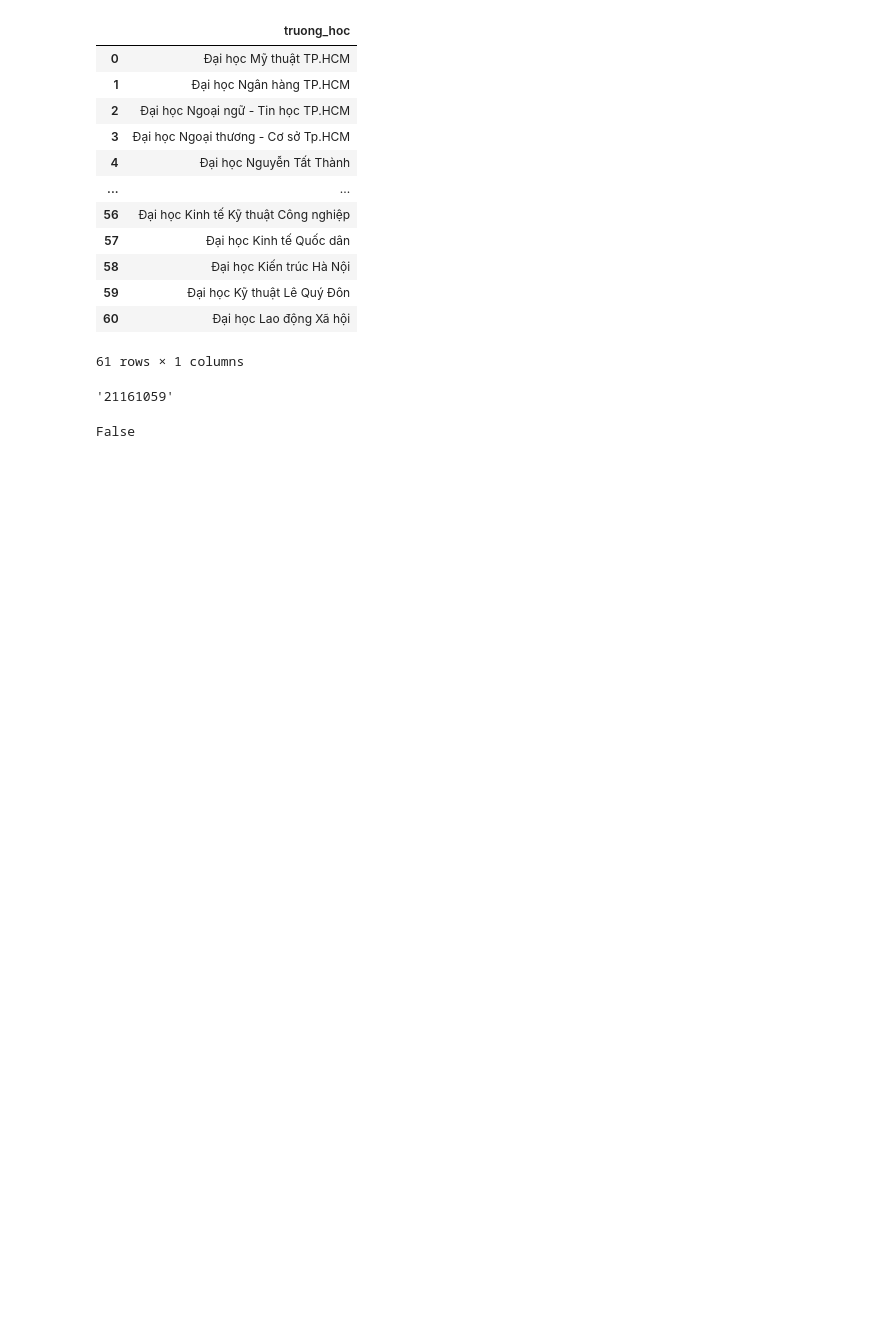
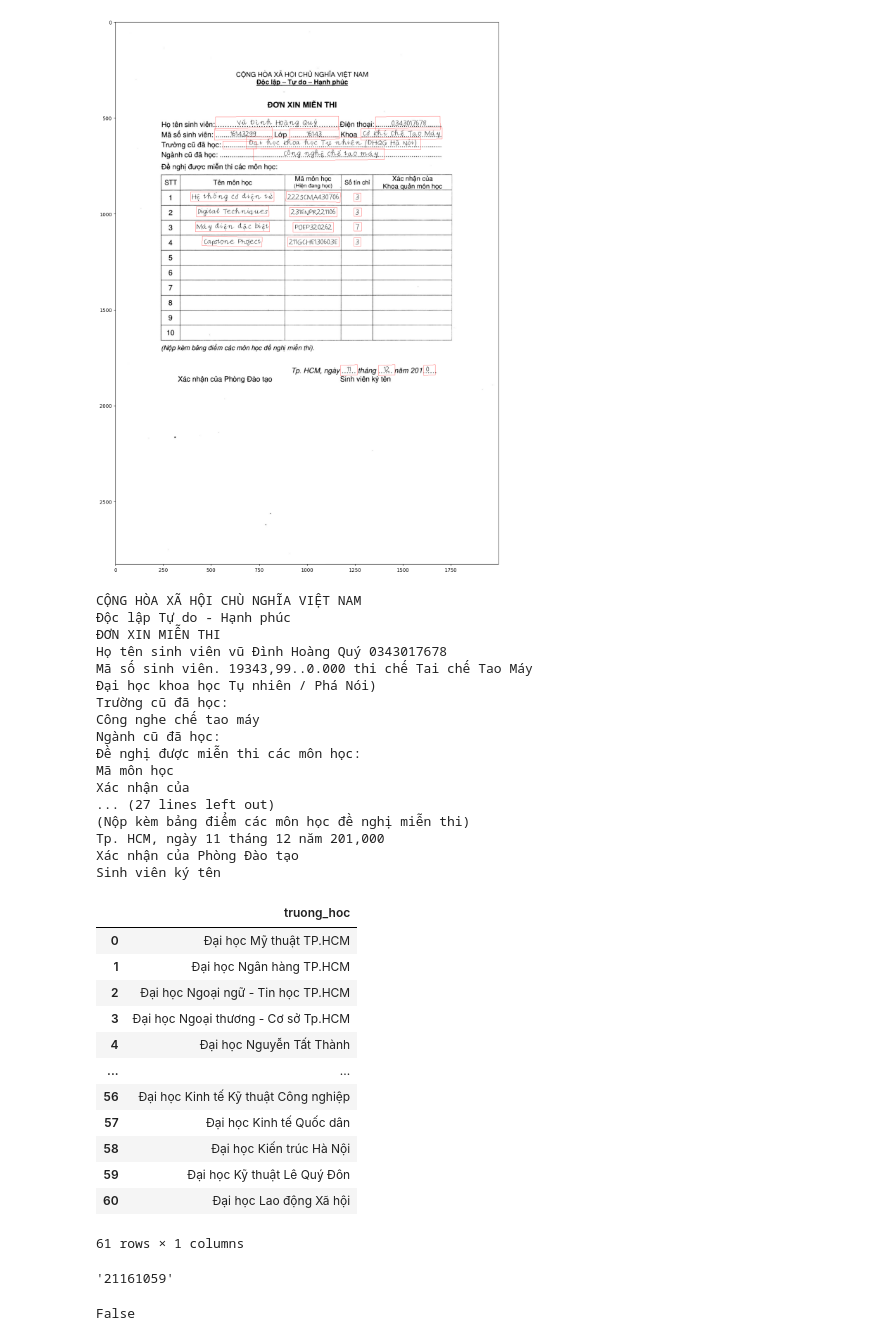
Before and after one commit to HOWRY02/Synthetic_data, a Jupyter notebook: test.ipynb, the cells around one changed output. Drawn from its saved outputs; the diff is of its cells as text; code cells hidden in the pictures; blank space fills up the shorter version.

```diff
--- a/test.ipynb
+++ b/test.ipynb
@@ -106,3 +23,70 @@ Phu A Giang 1
+# %%
+img_path = 'output/font_16_don_xin_mien_thi.jpg'
+image = cv2.imread(img_path)
+# image = imutils.resize(image, width=2000)
+aligned = align_images(image, template_image, debug=False)
+# detect all boxes in image
+detection = detector.detect(aligned)
+detection.reverse()
+
+# for box in detection:
+#     top_left = (int(box[0][0]), int(box[0][1]))
+#     bottom_right = (int(box[2][0]), int(box[2][1]))
+#     cv2.rectangle(image, top_left, bottom_right, (0, 255, 0), 2)
+
+answer_box = []
+
+for loc in template:
+    for i, answer in enumerate(loc['answer_text']):
+        # answer_box = []
+        for box in detection:
+            temp_box = copy.deepcopy(box)
+            if box[0][0] < answer['box'][0] and box[1][0] > answer['box'][0]:
+                temp_box[0][0] = answer['box'][0]
+                temp_box[3][0] = answer['box'][0]
+            if box[0][0] < answer['box'][2] and box[1][0] > answer['box'][2]:
+                temp_box[1][0] = answer['box'][2]
+                temp_box[2][0] = answer['box'][2]
+            area_temp_box = (temp_box[1][0]-temp_box[0][0])*(temp_box[3][1]-temp_box[0][1])
+            area_box = (answer['box'][2]-answer['box'][0])*(answer['box'][3]-answer['box'][1])
+            if area_temp_box/area_box > 0.1:
+                relative_position = find_relative_position(answer['box'], temp_box)
+                if relative_position == 0:
+                    answer_box.append(temp_box)
+
+image = draw_boxes(aligned, answer_box)
+
+plt.figure(figsize=(18, 20))
+plt.imshow(image)
+plt.show()
+
+recognition = []
+for box in detection:
+    # box = padding_box(image, box, left_side = 0.001, right_side = 0.005, top_side = 0.06, bottom_side = 0.1)
+    cropped_image = get_text_image(image, box)
+    cropped_image = Image.fromarray(cropped_image)
+    rec_result = recognizer.recognize(cropped_image)
+    recognition.append(rec_result)
+    print(rec_result)
+# %% [output]
+[figure, added]
+CỘNG HÒA XÃ HỘI CHÙ NGHĨA VIỆT NAM
+Độc lập Tự do - Hạnh phúc
+ĐƠN XIN MIỄN THI
+Họ tên sinh viên vũ Đình Hoàng Quý 0343017678
+Mã số sinh viên. 19343,99..0.000 thi chế Tai chế Tao Máy
+Đại học khoa học Tụ nhiên / Phá Nói)
+Trường cũ đã học:
+Công nghe chế tao máy
+Ngành cũ đã học:
+Đề nghị được miễn thi các môn học:
+Mã môn học
+Xác nhận của
+... (27 lines left out)
+(Nộp kèm bảng điểm các môn học đề nghị miễn thi)
+Tp. HCM, ngày 11 tháng 12 năm 201,000
+Xác nhận của Phòng Đào tạo
+Sinh viên ký tên
 # %%
 # import os
 # import cv2
```
Also changed, not shown: parts of 3 cells of this notebook, 1 other file.
